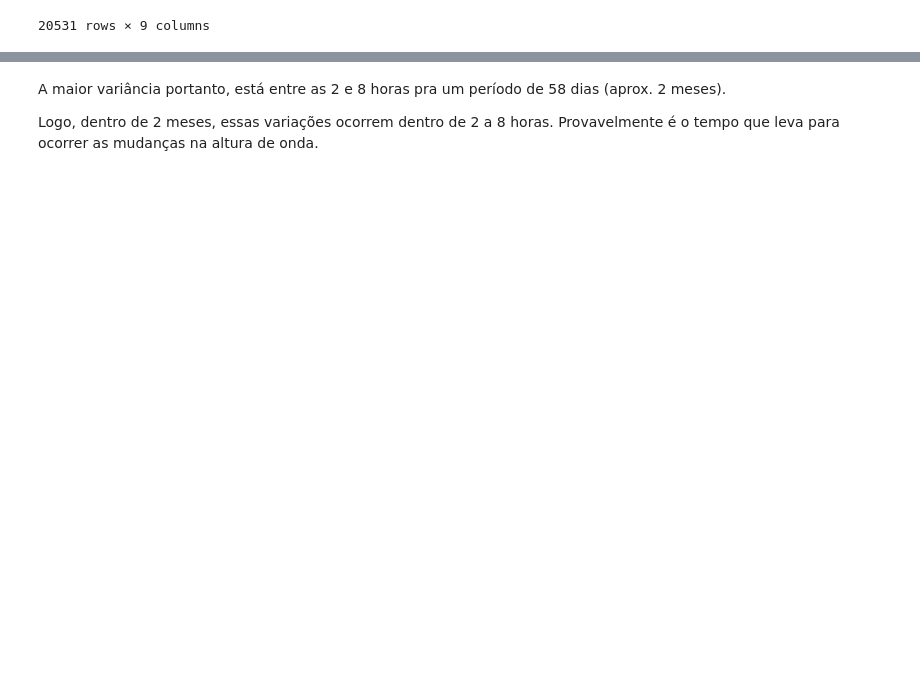
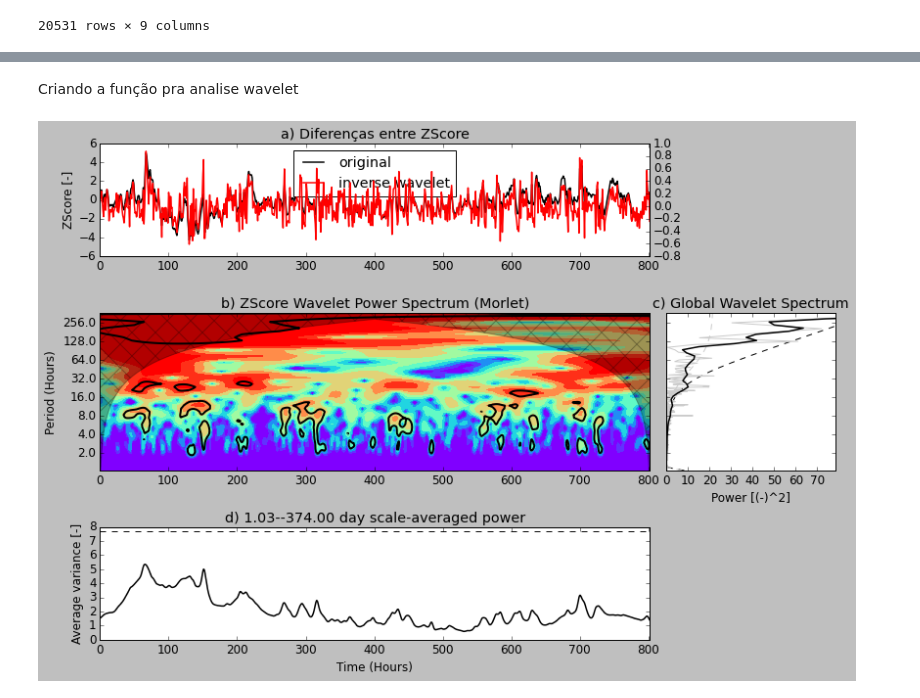
Before and after one commit to jonatanriq/oceanografia, a Jupyter notebook: analise_simcosta_ipanema.ipynb, the cells around one changed output, grey strips where cells are left out. Saved outputs shown, nothing was run; the diff lists cells and outputs as text; code cells hidden in the pictures; blank space fills up the shorter version.

Commit message:
wavelet da diferença nos escores

```diff
--- a/analise_simcosta_ipanema.ipynb
+++ b/analise_simcosta_ipanema.ipynb
@@ -787,7 +766,0 @@ plt.show()
-# %%
-mother = wavelet.Morlet(6) # Segundo grindsted, 6 é o valor mais adequado para extração de recursos
-s0 = 1 * dt  # menor escala da wavelet / escolhi um mês
-dj = 1/6  # 10 sub-oitavas por oitavas
-J =  10 / dj  # 10 potências de dois com sub-oitavas dj
-alpha, _, _ = wavelet.ar1(dat)  # Lag-1 autocorrelação para ruído vermelho !!!! muito importante !!!!!
-alpha
@@ -823,25 +766,0 @@ Os periodos (em horas) são [1.03304365e+00 1.15955229e+00 1.30155344e+00 1.4609
-# %%
-mysig = 0.95
-
-signif, fft_theor = wavelet.significance(1.0, dt, scales, 0, alpha,
-                                         significance_level=mysig, #<---- veja
-                                         wavelet=mother)
-sig95 = np.ones([1, N]) * signif[:, None]
-sig95 = power / sig95
-
-glbl_power = power.mean(axis=1)
-dof = N - scales  # Correction for padding at edges
-glbl_signif, tmp = wavelet.significance(var, dt, scales, 1, alpha,
-                                        significance_level=mysig, dof=dof, #<---- veja
-                                        wavelet=mother)
-
-sel = find((period >= period.min()) & (period <= period.max()))
-Cdelta = mother.cdelta
-scale_avg = (scales * np.ones((N, 1))).transpose()
-scale_avg = power / scale_avg  # As in Torrence and Compo (1998) equation 24
-scale_avg = var * dj * dt / Cdelta * scale_avg[sel, :].sum(axis=0)
-scale_avg_signif, tmp = wavelet.significance(var, dt, scales, 2, alpha,
-                                             significance_level=mysig, #<---- veja
-                                             dof=[scales[sel[0]],
-                                                  scales[sel[-1]]],
-                                             wavelet=mother)
@@ -923,4 +767,2 @@ pyplot.show()
-# %% [markdown]
-A maior variância portanto, está entre as 2 e 8 horas pra um período de 58 dias (aprox. 2 meses).
-
-Logo, dentro de 2 meses, essas variações ocorrem dentro de 2 a 8 horas. Provavelmente é o tempo que leva para ocorrer as mudanças na altura de onda.
+# %% [markdown]
+Criando a função pra analise wavelet
@@ -926,0 +898,4 @@ Logo, dentro de 2 meses, essas variações ocorrem dentro de 2 a 8 horas. Provav
+# %%
+wavelet_analysis(novo.dife[novo.index < '2017-10'], 0.99, j=8.5,d=6)
+# %% [output]
+[figure, added]
```
Also changed, not shown: parts of 15 cells of this notebook.
